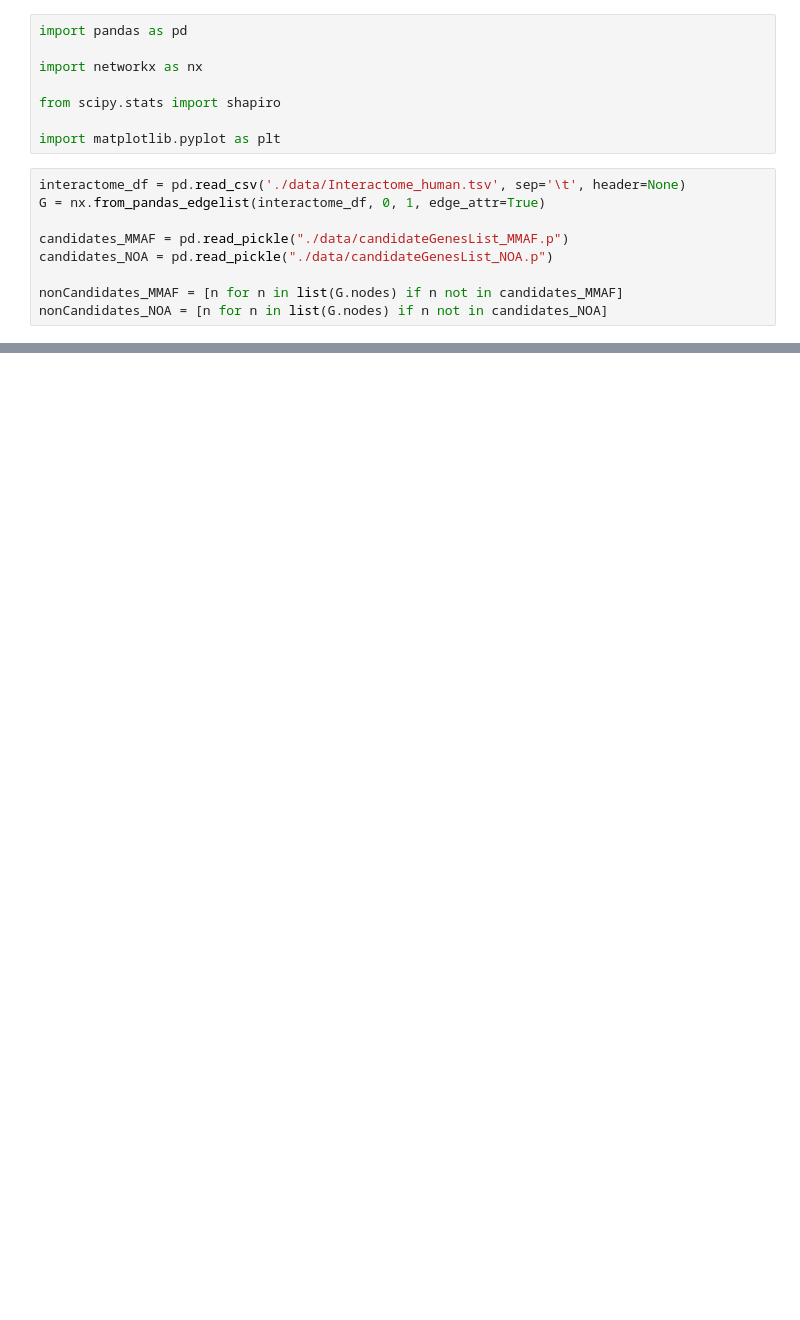
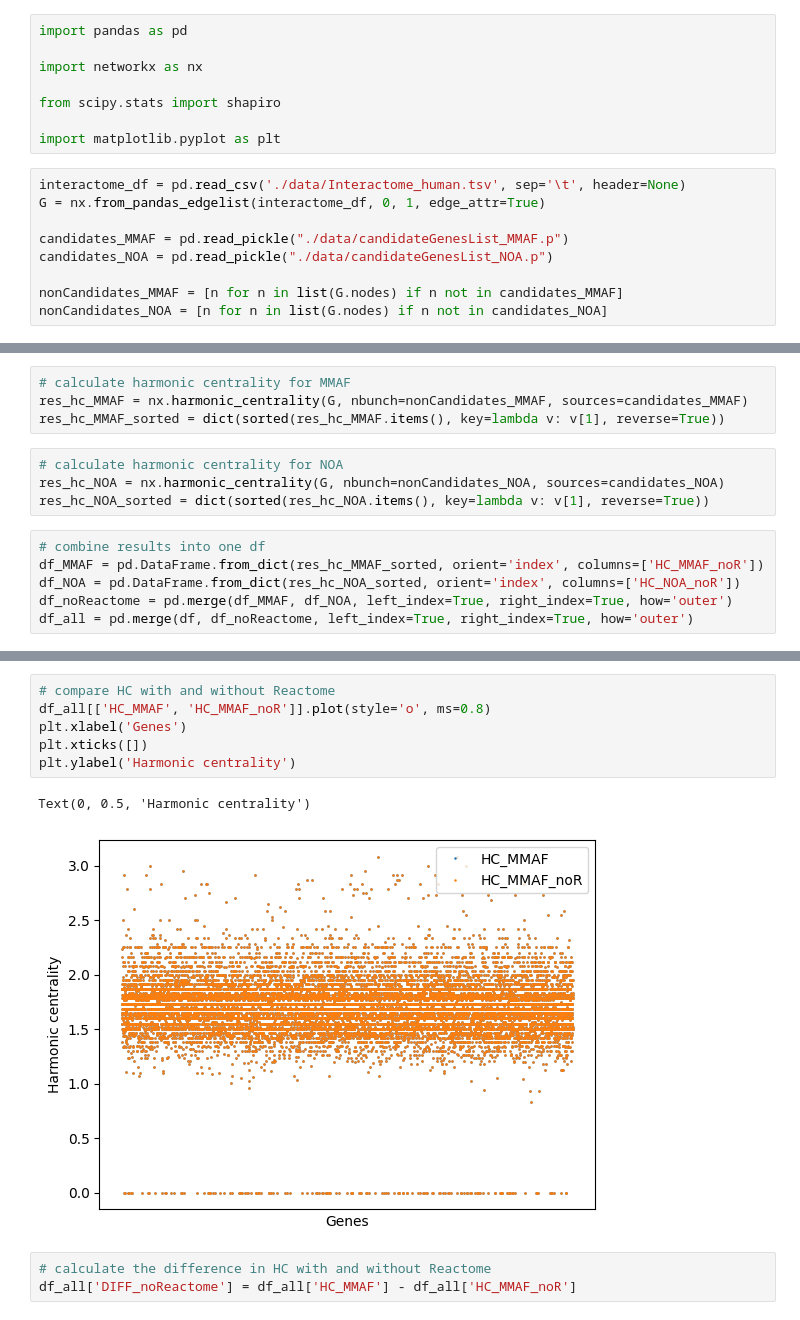
Before and after one commit to jjjk123/grexome-TIMC-Secondary-interactome, a Jupyter notebook: Interactome/test_harmonicCentrality.ipynb, the cells around one changed output, grey strips where cells are left out. Saved outputs shown, nothing was run; the diff lists cells and outputs as text; blank space fills up the shorter version.

```diff
--- a/Interactome/test_harmonicCentrality.ipynb
+++ b/Interactome/test_harmonicCentrality.ipynb
@@ -94,0 +97,14 @@ df.sort_values(by=['HC_MMAF', 'DIFF'], ascending=[False, True])
+# %%
+# calculate harmonic centrality for MMAF
+res_hc_MMAF = nx.harmonic_centrality(G, nbunch=nonCandidates_MMAF, sources=candidates_MMAF)
+res_hc_MMAF_sorted = dict(sorted(res_hc_MMAF.items(), key=lambda v: v[1], reverse=True))
+# %%
+# calculate harmonic centrality for NOA
+res_hc_NOA = nx.harmonic_centrality(G, nbunch=nonCandidates_NOA, sources=candidates_NOA)
+res_hc_NOA_sorted = dict(sorted(res_hc_NOA.items(), key=lambda v: v[1], reverse=True))
+# %%
+# combine results into one df
+df_MMAF = pd.DataFrame.from_dict(res_hc_MMAF_sorted, orient='index', columns=['HC_MMAF_noR'])
+df_NOA = pd.DataFrame.from_dict(res_hc_NOA_sorted, orient='index', columns=['HC_NOA_noR'])
+df_noReactome = pd.merge(df_MMAF, df_NOA, left_index=True, right_index=True, how='outer')
+df_all = pd.merge(df, df_noReactome, left_index=True, right_index=True, how='outer')
@@ -94,0 +127,12 @@ df.sort_values(by=['HC_MMAF', 'DIFF'], ascending=[False, True])
+# %%
+# compare HC with and without Reactome
+df_all[['HC_MMAF', 'HC_MMAF_noR']].plot(style='o', ms=0.8)
+plt.xlabel('Genes')
+plt.xticks([])
+plt.ylabel('Harmonic centrality')
+# %% [output]
+Text(0, 0.5, 'Harmonic centrality')
+[figure, added]
+# %%
+# calculate the difference in HC with and without Reactome
+df_all['DIFF_noReactome'] = df_all['HC_MMAF'] - df_all['HC_MMAF_noR']
```
Also changed, not shown: parts of 34 cells of this notebook.
